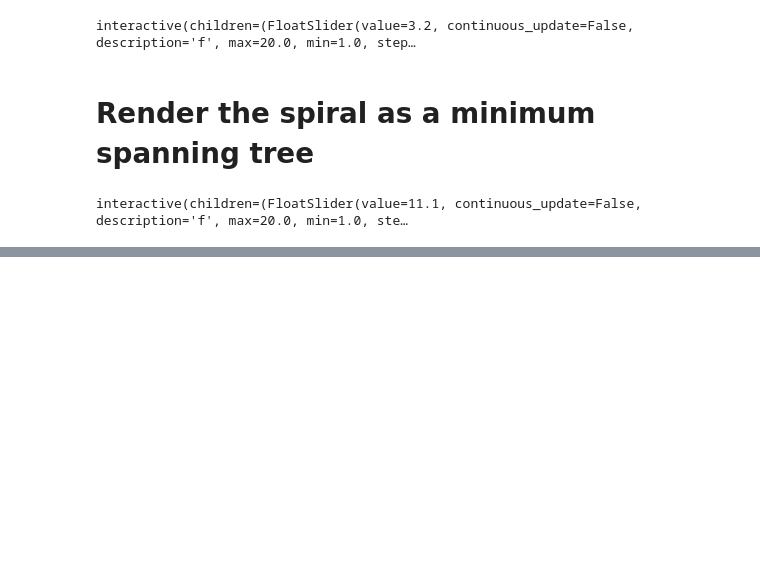
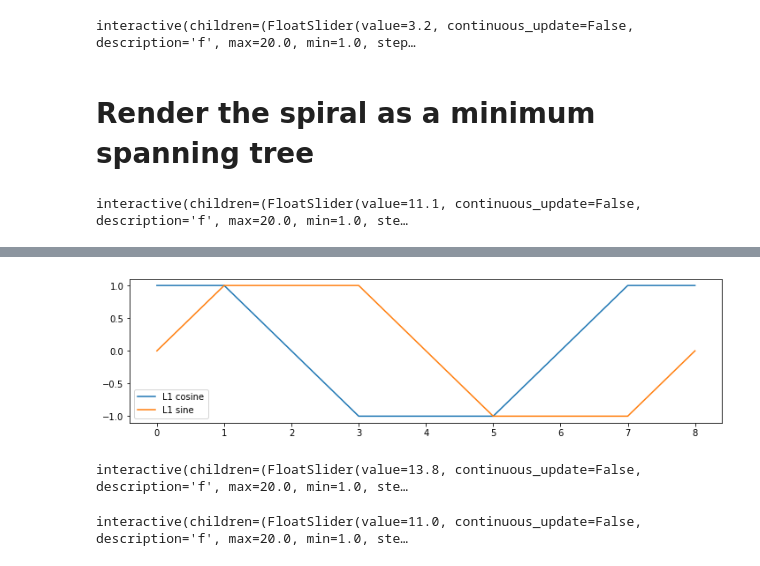
Before and after one commit to ptleskin/QuasiRandomCircle, a Jupyter notebook: QuasiRandomCircleFill.ipynb, the cells around one changed output, grey strips where cells are left out. Cells and saved outputs as stored; diff of their text form; code cells hidden in the pictures; blank space fills up the shorter version.

```diff
--- a/QuasiRandomCircleFill.ipynb
+++ b/QuasiRandomCircleFill.ipynb
@@ -141,0 +148,34 @@ interactive(children=(FloatSlider(value=11.1, continuous_update=False, descripti
+# %%
+def cos1(x):
+  '''
+  Variation of cosine for L1 metric
+  '''
+  x = (x-1)%8.0
+  if x<2:
+    return 1.0-x
+  elif x<4:
+    return -1.0
+  elif x<6:
+    return x-5.0
+  else:
+    return 1.0
+
+def sin1(x):
+  '''
+  Variation of sine for L1 metric
+  '''
+  return cos1(x-2.0)
+
+X=np.linspace(0,8, 9)
+Y=np.vectorize(cos1)(X)
+Y2=np.vectorize(sin1)(X)
+
+fig = plt.figure(figsize=[12.0, 3.0])
+ax = fig.add_subplot(1, 1, 1)
+
+ax.plot(X,Y, label="L1 cosine"), ax.plot(X,Y2, label="L1 sine")
+ax.legend()
+
+plt.show()
+# %% [output]
+[figure, added]
@@ -141,0 +204,8 @@ interactive(children=(FloatSlider(value=11.1, continuous_update=False, descripti
+# %%
+_ = ipywidgets.interact(updateSquareSpiral,
+                      N=ipywidgets.IntSlider(min=100, max=10000, step=25, value=4000, continuous_update=False),
+                      f=ipywidgets.FloatSlider(min=1.0, max=20.0, step=0.01, value=13.80, continuous_update=False),
+                      pow=ipywidgets.FloatSlider(min=0.25, max=0.90, step=0.01, value=0.5, continuous_update=False)
+                      )
+# %% [output]
+interactive(children=(FloatSlider(value=13.8, continuous_update=False, description='f', max=20.0, min=1.0, ste…
@@ -141,0 +244,8 @@ interactive(children=(FloatSlider(value=11.1, continuous_update=False, descripti
+# %%
+_ = ipywidgets.interact(graphSquareSpiral,
+                      N=ipywidgets.IntSlider(min=100, max=2500, step=10, value=1200, continuous_update=False),
+                      f=ipywidgets.FloatSlider(min=1.0, max=20.0, step=0.05, value=11.0, continuous_update=False),
+                      pow=ipywidgets.FloatSlider(min=0.25, max=0.75, step=0.01, value=0.5, continuous_update=False)
+                      )
+# %% [output]
+interactive(children=(FloatSlider(value=11.0, continuous_update=False, description='f', max=20.0, min=1.0, ste…
```
Also changed, not shown: parts of 9 cells of this notebook.
